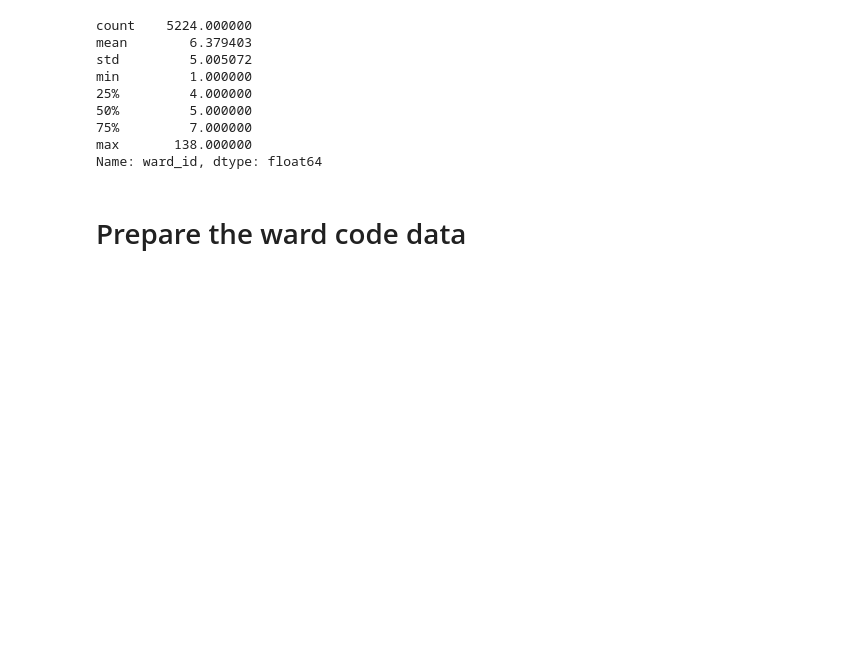
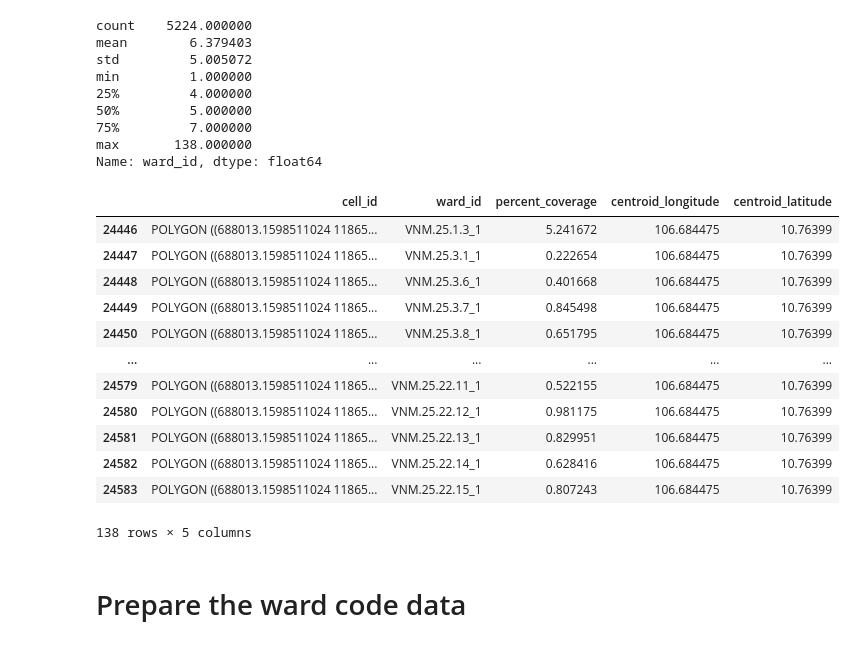
Before and after one commit to lhmtrinh/Remote-Sensing-Wealth-Index, a Jupyter notebook: mapping_district_GPS/label_map_GPS.ipynb, the cells around one changed output. Saved outputs shown, nothing was run; the diff lists cells and outputs as text; code cells hidden in the pictures; blank space fills up the shorter version.

```diff
--- a/mapping_district_GPS/label_map_GPS.ipynb
+++ b/mapping_district_GPS/label_map_GPS.ipynb
@@ -108,6 +109,29 @@ min         1.000000
 75%         7.000000
 max       138.000000
 Name: ward_id, dtype: float64
+# %%
+# Group by cell_id and count unique ward_id for each cell
+unique_ward_count_by_cell = results_df.groupby('cell_id')['ward_id'].nunique()
+
+# Find the cell_id with the maximum count of unique ward_ids
+max_unique_ward_count = unique_ward_count_by_cell.max()
+cell_id_with_max_ward_count = unique_ward_count_by_cell.idxmax()
+# %%
+results_df[results_df['cell_id']==cell_id_with_max_ward_count]
+# %% [output]
+|  | cell_id | ward_id | percent_coverage | centroid_longitude | centroid_latitude |
+| 24446 | POLYGON ((688013.1598511024 11865... | VNM.25.1.3_1 | 5.241672 | 106.684475 | 10.76399 |
+| 24447 | POLYGON ((688013.1598511024 11865... | VNM.25.3.1_1 | 0.222654 | 106.684475 | 10.76399 |
+| 24448 | POLYGON ((688013.1598511024 11865... | VNM.25.3.6_1 | 0.401668 | 106.684475 | 10.76399 |
+| 24449 | POLYGON ((688013.1598511024 11865... | VNM.25.3.7_1 | 0.845498 | 106.684475 | 10.76399 |
+| 24450 | POLYGON ((688013.1598511024 11865... | VNM.25.3.8_1 | 0.651795 | 106.684475 | 10.76399 |
+| ... | ... | ... | ... | ... | ... |
+| 24579 | POLYGON ((688013.1598511024 11865... | VNM.25.22.11_1 | 0.522155 | 106.684475 | 10.76399 |
+| 24580 | POLYGON ((688013.1598511024 11865... | VNM.25.22.12_1 | 0.981175 | 106.684475 | 10.76399 |
+| 24581 | POLYGON ((688013.1598511024 11865... | VNM.25.22.13_1 | 0.829951 | 106.684475 | 10.76399 |
+| 24582 | POLYGON ((688013.1598511024 11865... | VNM.25.22.14_1 | 0.628416 | 106.684475 | 10.76399 |
+| 24583 | POLYGON ((688013.1598511024 11865... | VNM.25.22.15_1 | 0.807243 | 106.684475 | 10.76399 |
+138 rows × 5 columns
 # %%
 results_df.to_csv('../data/ward_data.csv', index=False)
 # %% [markdown]
```
Also changed, not shown: parts of 1 cell of this notebook.
